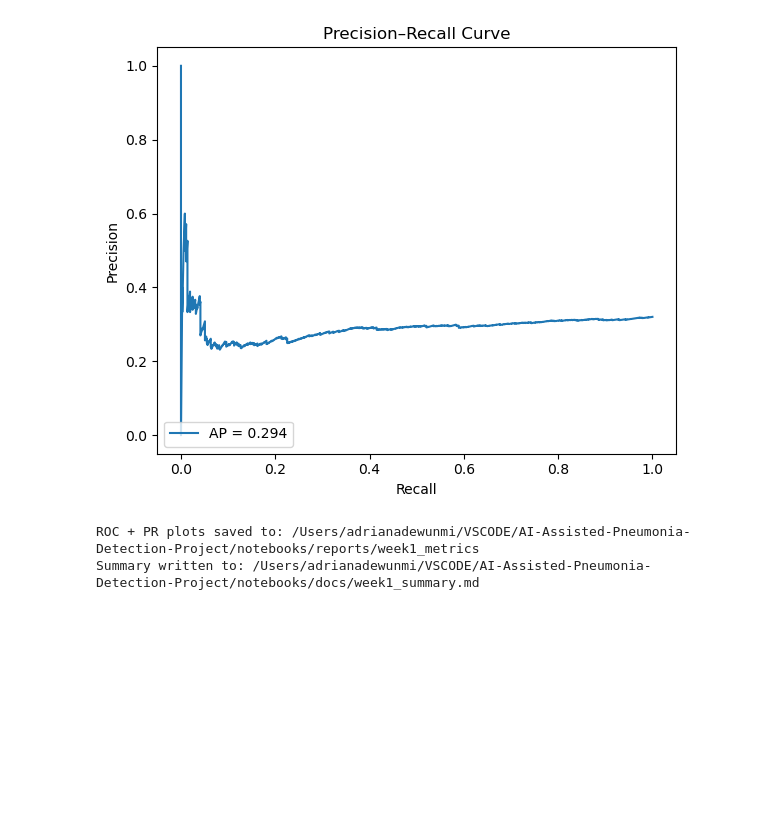
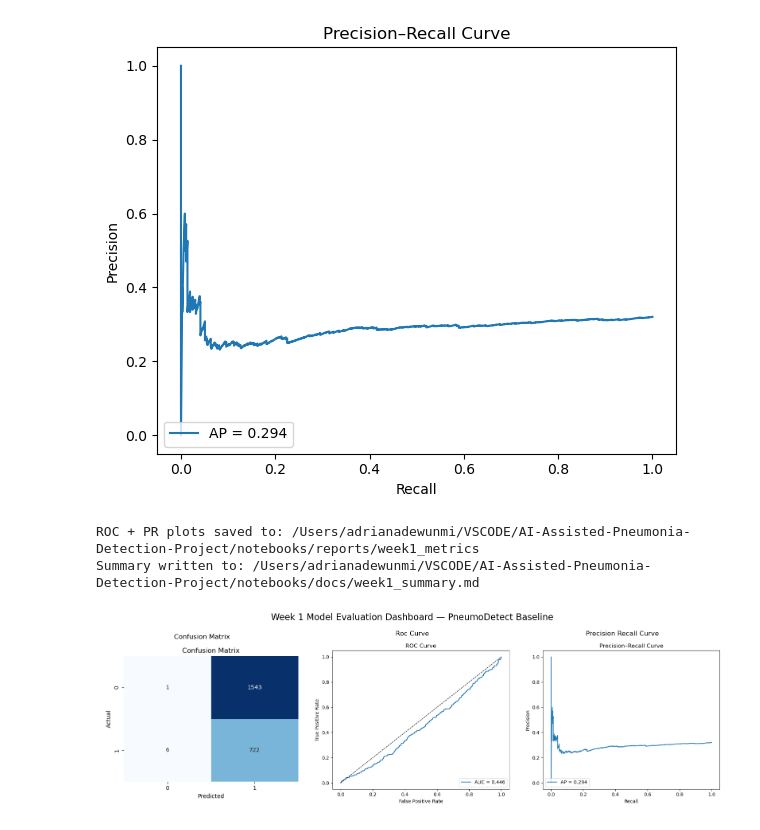
Before and after one commit to AAdewunmi/AI-Assisted-Pneumonia-Detection-Project, a Jupyter notebook: notebooks/02_train_resnet50.ipynb, the cells around one changed output. Drawn from its saved outputs; the diff is of its cells as text; code cells hidden in the pictures; blank space fills up the shorter version.

Commit message:
Create a dashboard to display all metrics

```diff
--- a/notebooks/02_train_resnet50.ipynb
+++ b/notebooks/02_train_resnet50.ipynb
@@ -213,3 +213,36 @@ print(f"Summary written to: {summary_path.resolve()}")
 [figure]
 ROC + PR plots saved to: /Users/adrianadewunmi/VSCODE/AI-Assisted-Pneumonia-Detection-Project/notebooks/reports/week1_metrics
 Summary written to: /Users/adrianadewunmi/VSCODE/AI-Assisted-Pneumonia-Detection-Project/notebooks/docs/week1_summary.md
+# %%
+# Create a dashboard to display all metrics
+
+from pathlib import Path
+from PIL import Image
+import matplotlib.pyplot as plt
+
+# Paths
+metrics_dir = Path("reports/week1_metrics")
+plots = [
+    metrics_dir / "confusion_matrix.png",
+    metrics_dir / "roc_curve.png",
+    metrics_dir / "precision_recall_curve.png"
+]
+
+# Create dashboard figure
+fig, axes = plt.subplots(1, 3, figsize=(16, 5))
+
+for ax, path in zip(axes, plots):
+    if path.exists():
+        img = Image.open(path)
+        ax.imshow(img)
+        ax.set_title(path.stem.replace("_", " ").title())
+        ax.axis("off")
+    else:
+        ax.text(0.5, 0.5, f"Missing: {path.name}", ha="center", va="center", color="red", fontsize=12)
+        ax.axis("off")
+
+plt.suptitle("Week 1 Model Evaluation Dashboard — PneumoDetect Baseline", fontsize=16, y=1.02)
+plt.tight_layout()
+plt.show()
+# %% [output]
+[figure, added]
```
